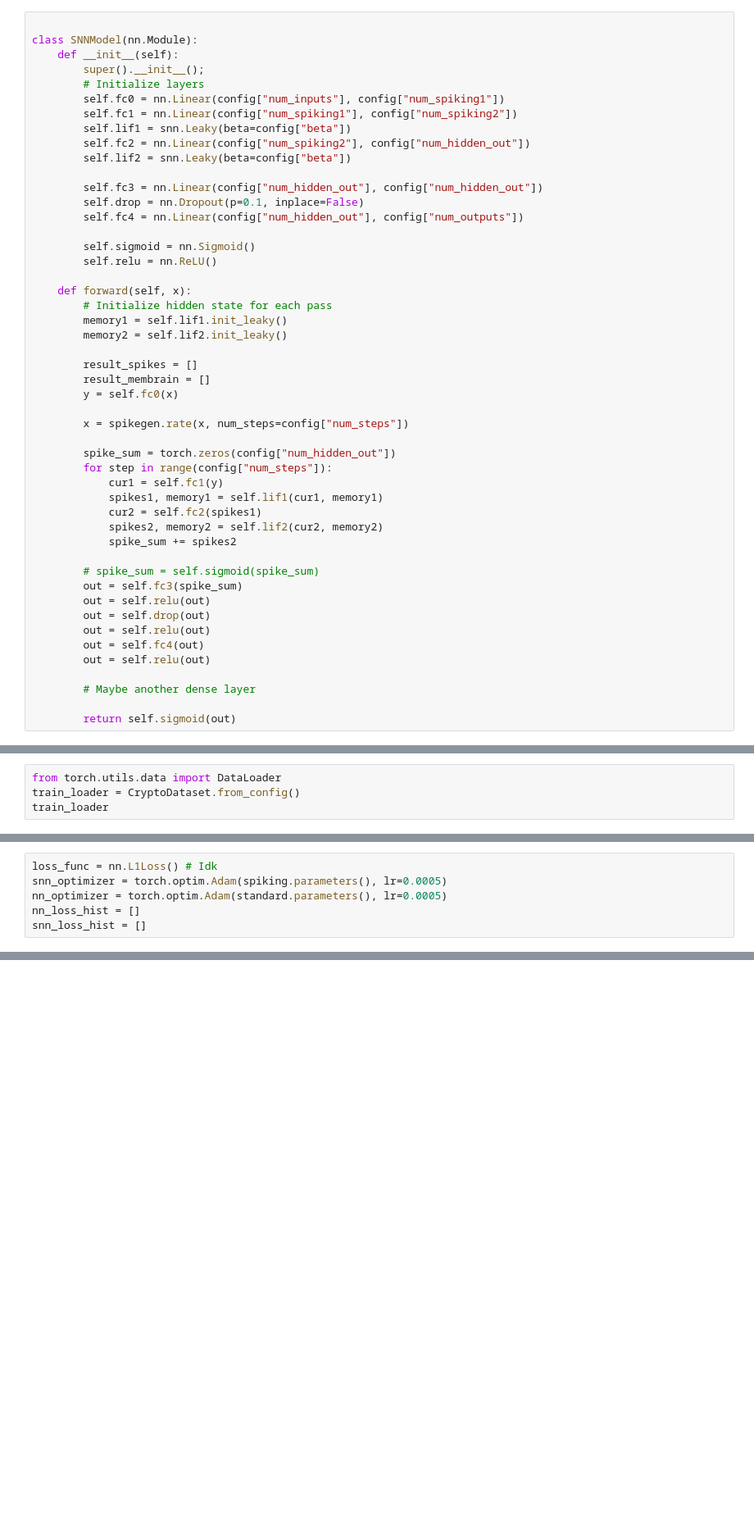
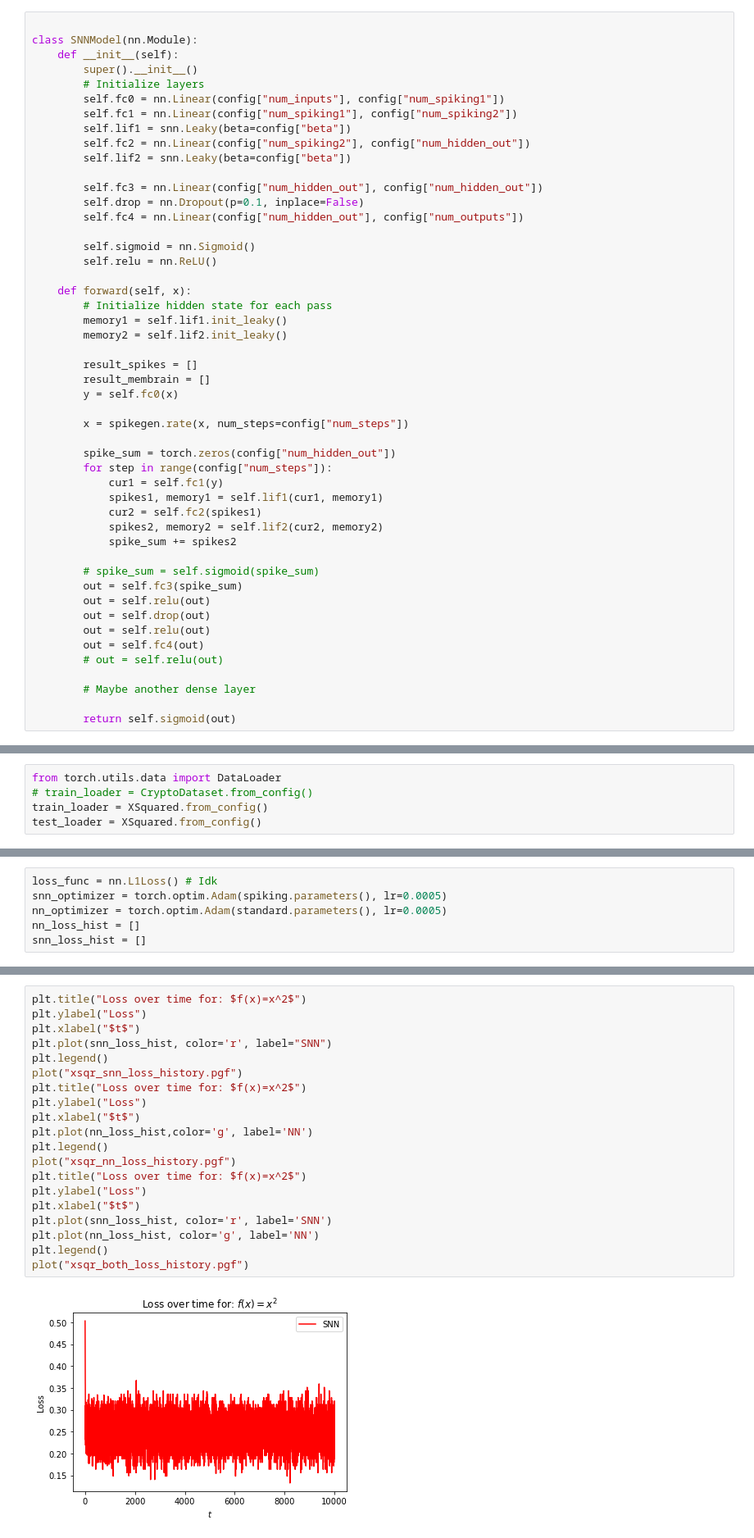
Before and after one commit to pdrabik223/the-neural-cryptography, a Jupyter notebook: experiments/SNN_AES.ipynb, the cells around one changed output, grey strips where cells are left out. Shown: that part at 82% size. Cells and saved outputs as stored; diff of their text form; blank space fills up the shorter version.

```diff
--- a/experiments/SNN_AES.ipynb
+++ b/experiments/SNN_AES.ipynb
@@ -87,7 +187,7 @@ class CryptoDataset:
 
 class SNNModel(nn.Module):
     def __init__(self):
-        super().__init__();
+        super().__init__()
         # Initialize layers
         self.fc0 = nn.Linear(config["num_inputs"], config["num_spiking1"])
         self.fc1 = nn.Linear(config["num_spiking1"], config["num_spiking2"])
@@ -127,7 +227,7 @@ class SNNModel(nn.Module):
         out = self.drop(out)
         out = self.relu(out)
         out = self.fc4(out)
-        out = self.relu(out)
+        # out = self.relu(out)
 
         # Maybe another dense layer
 
@@ -172,5 +272,6 @@ spiking, standard
  ))
 # %%
 from torch.utils.data import DataLoader
-train_loader = CryptoDataset.from_config()
-train_loader
+# train_loader = CryptoDataset.from_config()
+train_loader = XSquared.from_config()
+test_loader = XSquared.from_config()
@@ -275,0 +331,22 @@ plt.hist(nn_loss_hist,bins=128)
+# %%
+plt.title("Loss over time for: $f(x)=x^2$")
+plt.ylabel("Loss")
+plt.xlabel("$t$")
+plt.plot(snn_loss_hist, color='r', label="SNN")
+plt.legend()
+plot("xsqr_snn_loss_history.pgf")
+plt.title("Loss over time for: $f(x)=x^2$")
+plt.ylabel("Loss")
+plt.xlabel("$t$")
+plt.plot(nn_loss_hist,color='g', label='NN')
+plt.legend()
+plot("xsqr_nn_loss_history.pgf")
+plt.title("Loss over time for: $f(x)=x^2$")
+plt.ylabel("Loss")
+plt.xlabel("$t$")
+plt.plot(snn_loss_hist, color='r', label='SNN')
+plt.plot(nn_loss_hist, color='g', label='NN')
+plt.legend()
+plot("xsqr_both_loss_history.pgf")
+# %% [output]
+[figure, added]
```
Also changed, not shown: parts of 16 cells of this notebook.
